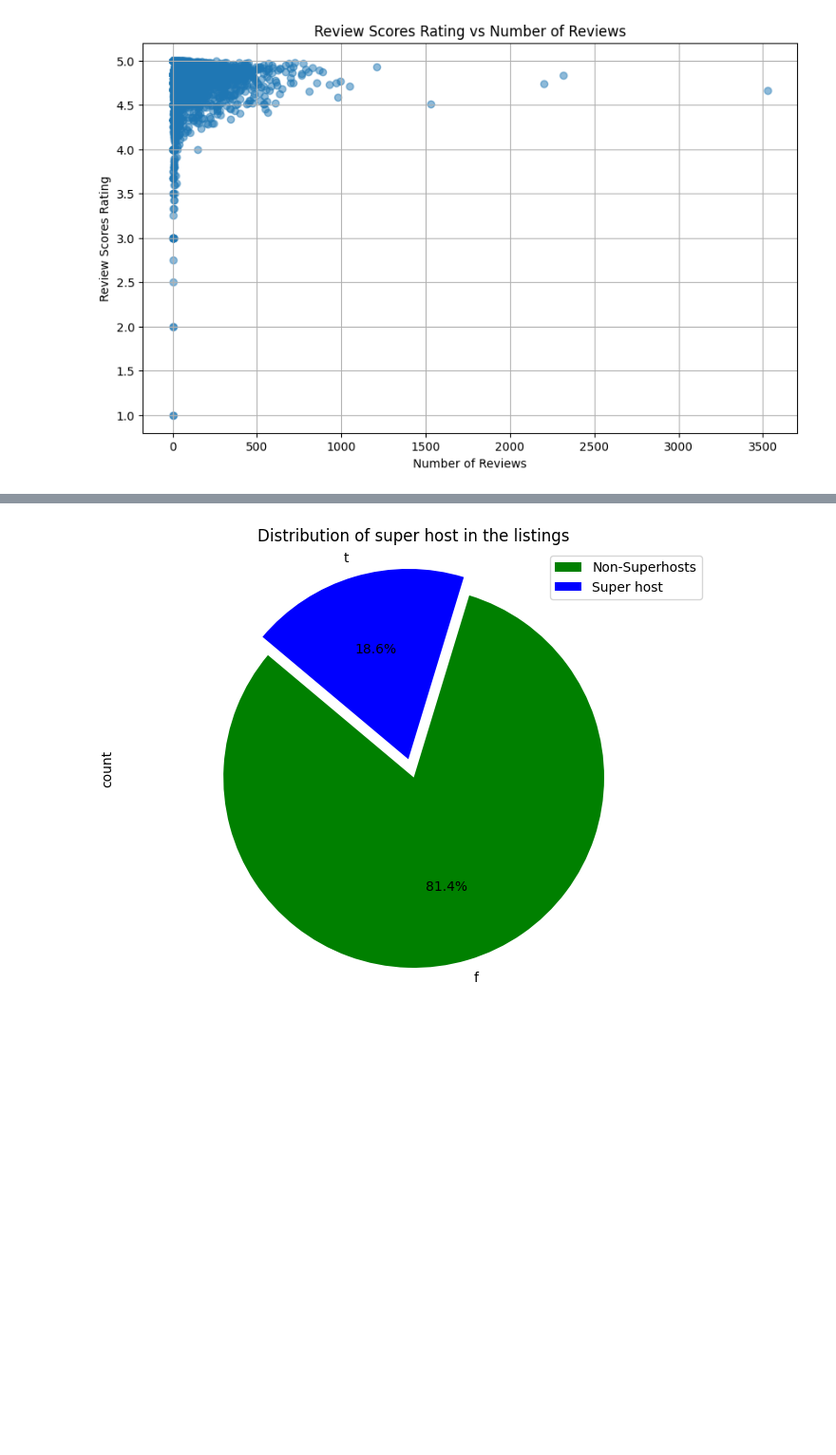
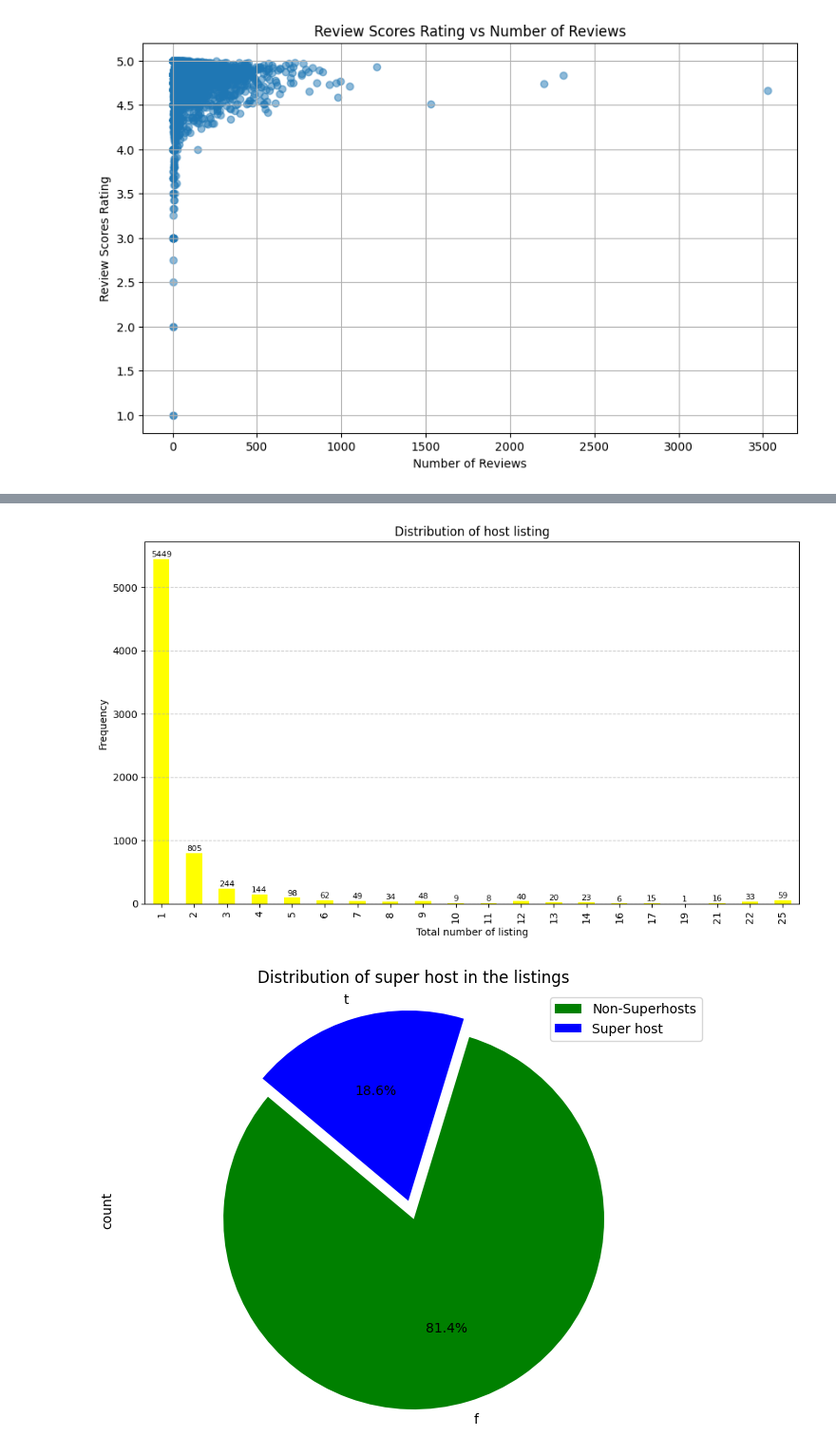
Before and after one commit to amitbharti017/Amsterdam_Airbnb, a Jupyter notebook: notebook/EDA.ipynb, the cells around one changed output, grey strips where cells are left out. Shown at 95% size. Cells and saved outputs as stored; diff of their text form; code cells hidden in the pictures; blank space fills up the shorter version.

```diff
--- a/notebook/EDA.ipynb
+++ b/notebook/EDA.ipynb
@@ -548,3 +539,21 @@ plt.show()
+# %%
+#Host having listing more than 25 are put together at 25 so distribution don't have a long tail
+df_filter_full_train["host_listings_count"] = df_filter_full_train["host_listings_count"].apply(lambda x: 25 if x > 25 else x)
+# %%
+plt.figure(figsize=(10, 6))
+ax = df_filter_full_train["host_listings_count"].value_counts().sort_index().plot(kind='bar', color='yellow')
+plt.xlabel('Total number of listing')
+plt.ylabel('Frequency')
+plt.title('Distribution of host listing')
+plt.grid(axis='y', linestyle='--', alpha=0.7)
+
+for i in ax.patches:
+    plt.text(i.get_x() + i.get_width()/2, i.get_height() + 10, str(int(i.get_height())),
+             ha='center', va='bottom', fontsize=8)
+plt.tight_layout()
+plt.show()
+# %% [output]
+[figure, added]
 # %%
 host_counts = df_filter_full_train['host_is_superhost'].value_counts()
 plt.figure(figsize=(8, 6))
```
Also changed, not shown: parts of 28 cells of this notebook.
